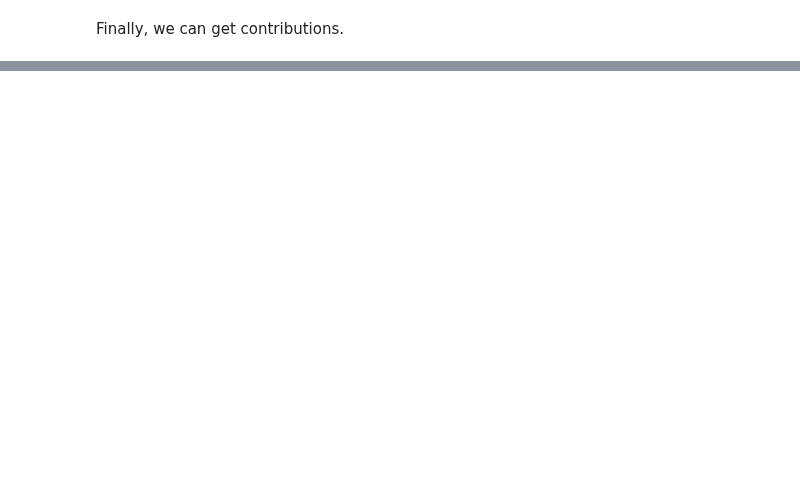
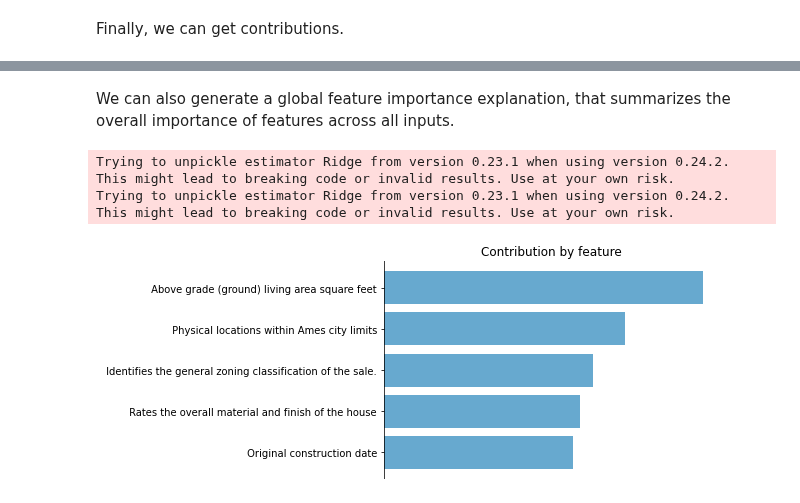
Before and after one commit to sibyl-dev/pyreal, a Jupyter notebook: tutorials/ames_housing/ames_housing_lfc.ipynb, the cells around one changed output, grey strips where cells are left out. Drawn from its saved outputs; the diff is of its cells as text; code cells hidden in the pictures; blank space fills up the shorter version.

Commit message:
Added global feature importance explainers to tutorial scripts

```diff
--- a/tutorials/ames_housing/ames_housing_lfc.ipynb
+++ b/tutorials/ames_housing/ames_housing_lfc.ipynb
@@ -172,0 +177,16 @@ visualize.plot_top_contributors(contributions, select_by="absolute", values=x_in
+# %% [markdown]
+We can also generate a global feature importance explanation, that summarizes the overall importance of features across all inputs.
+# %%
+from pyreal.explainers import GlobalFeatureImportance
+
+gfi = GlobalFeatureImportance(model="model.pkl", x_train_orig=x_orig,
+                              e_transforms=m_transforms,
+                              m_transforms=m_transforms,
+                              feature_descriptions=descriptions,
+                              fit_on_init=True)
+importances = gfi.produce()
+visualize.plot_top_contributors(importances, select_by="absolute")
+# %% [output]
+Trying to unpickle estimator Ridge from version 0.23.1 when using version 0.24.2. This might lead to breaking code or invalid results. Use at your own risk.
+Trying to unpickle estimator Ridge from version 0.23.1 when using version 0.24.2. This might lead to breaking code or invalid results. Use at your own risk.
+[figure, added]
```
Also changed, not shown: parts of 4 cells of this notebook, 4 other files.
